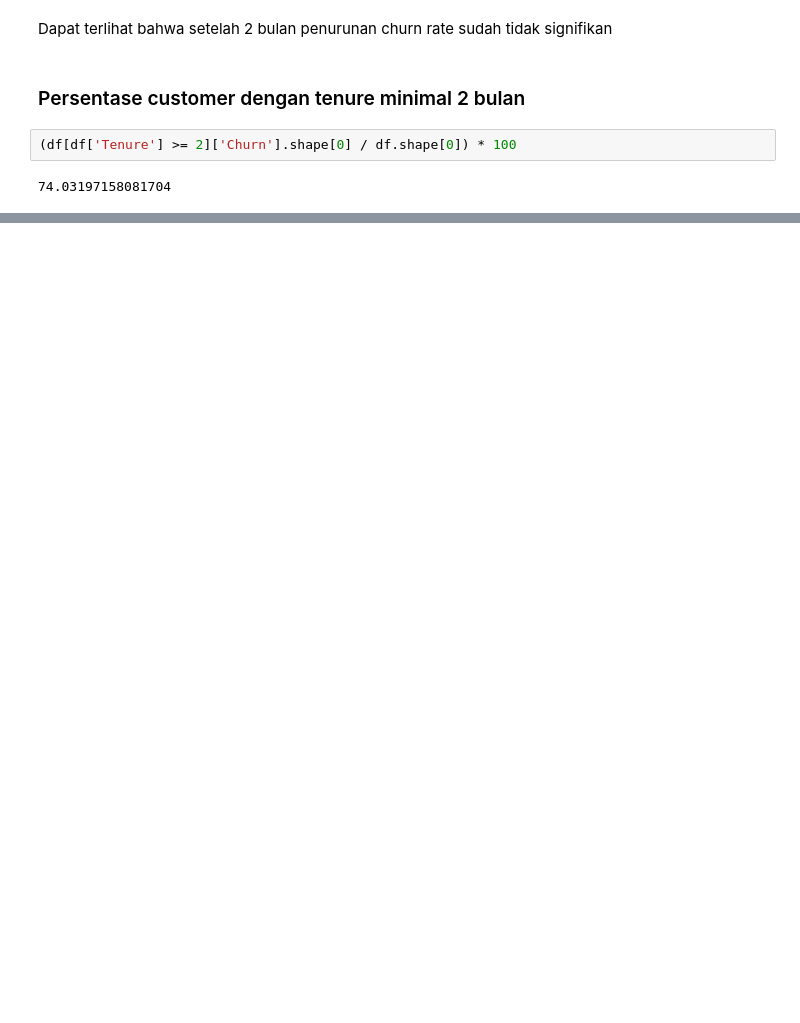
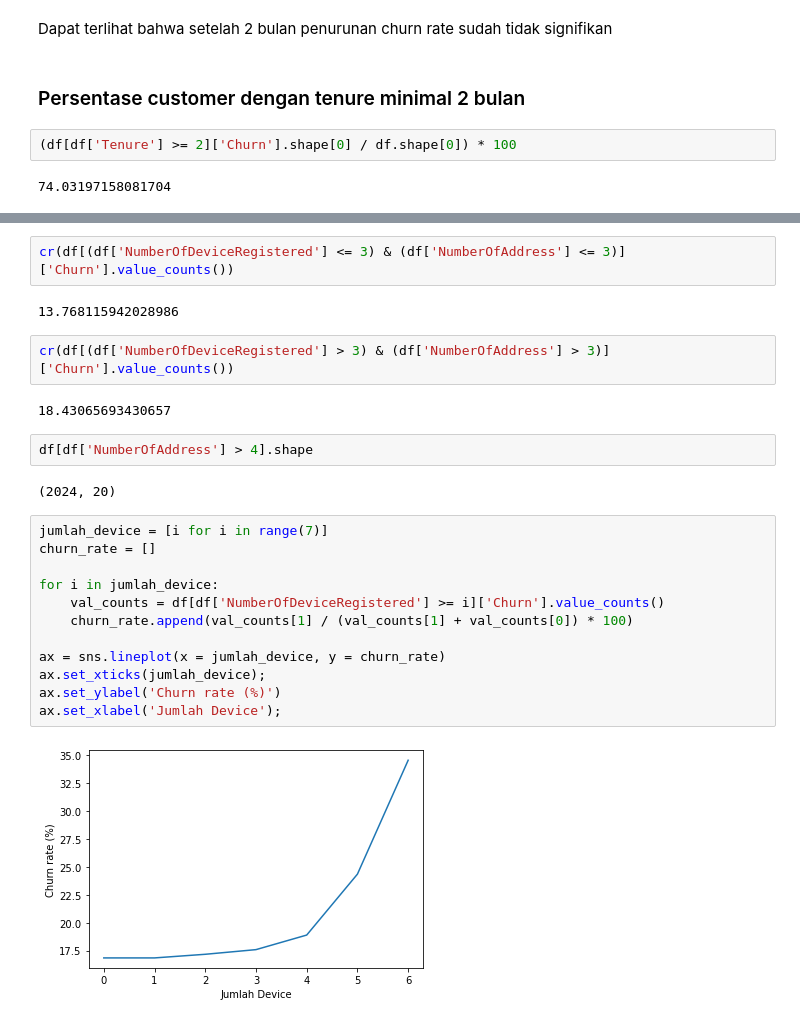
Before and after one commit to BryanT05/Intellegend-Final-Project, a Jupyter notebook: Insight.ipynb, the cells around one changed output, grey strips where cells are left out. Drawn from its saved outputs; the diff is of its cells as text; blank space fills up the shorter version.

```diff
--- a/Insight.ipynb
+++ b/Insight.ipynb
@@ -240,0 +245,26 @@ cat
+# %%
+cr(df[(df['NumberOfDeviceRegistered'] <= 3) & (df['NumberOfAddress'] <= 3)]['Churn'].value_counts())
+# %% [output]
+13.768115942028986
+# %%
+cr(df[(df['NumberOfDeviceRegistered'] > 3) & (df['NumberOfAddress'] > 3)]['Churn'].value_counts())
+# %% [output]
+18.43065693430657
+# %%
+df[df['NumberOfAddress'] > 4].shape
+# %% [output]
+(2024, 20)
+# %%
+jumlah_device = [i for i in range(7)]
+churn_rate = []
+
+for i in jumlah_device:
+    val_counts = df[df['NumberOfDeviceRegistered'] >= i]['Churn'].value_counts()
+    churn_rate.append(val_counts[1] / (val_counts[1] + val_counts[0]) * 100)
+
+ax = sns.lineplot(x = jumlah_device, y = churn_rate)
+ax.set_xticks(jumlah_device);
+ax.set_ylabel('Churn rate (%)')
+ax.set_xlabel('Jumlah Device');
+# %% [output]
+[figure, added]
```
Also changed, not shown: parts of 50 cells of this notebook, 5 other files.
